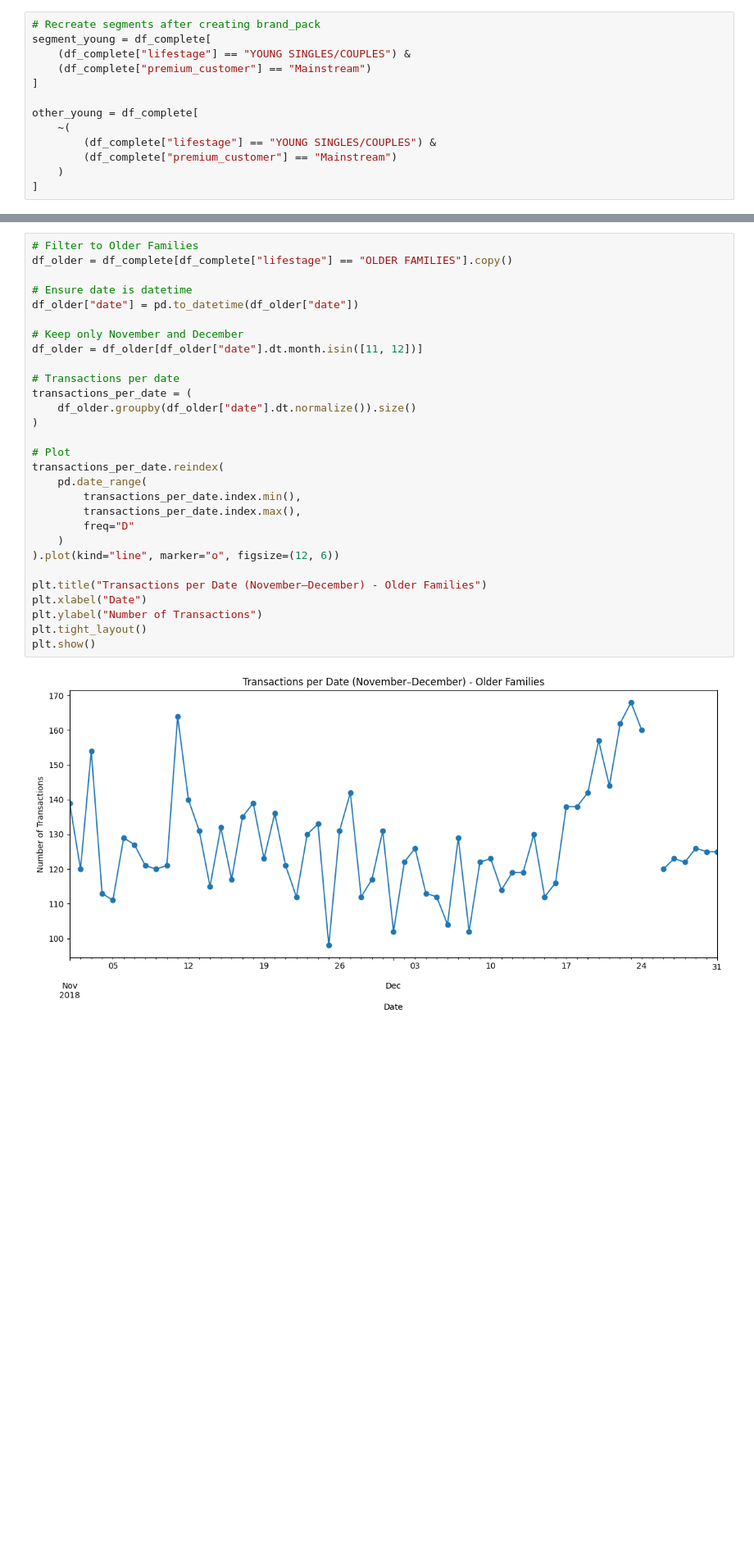
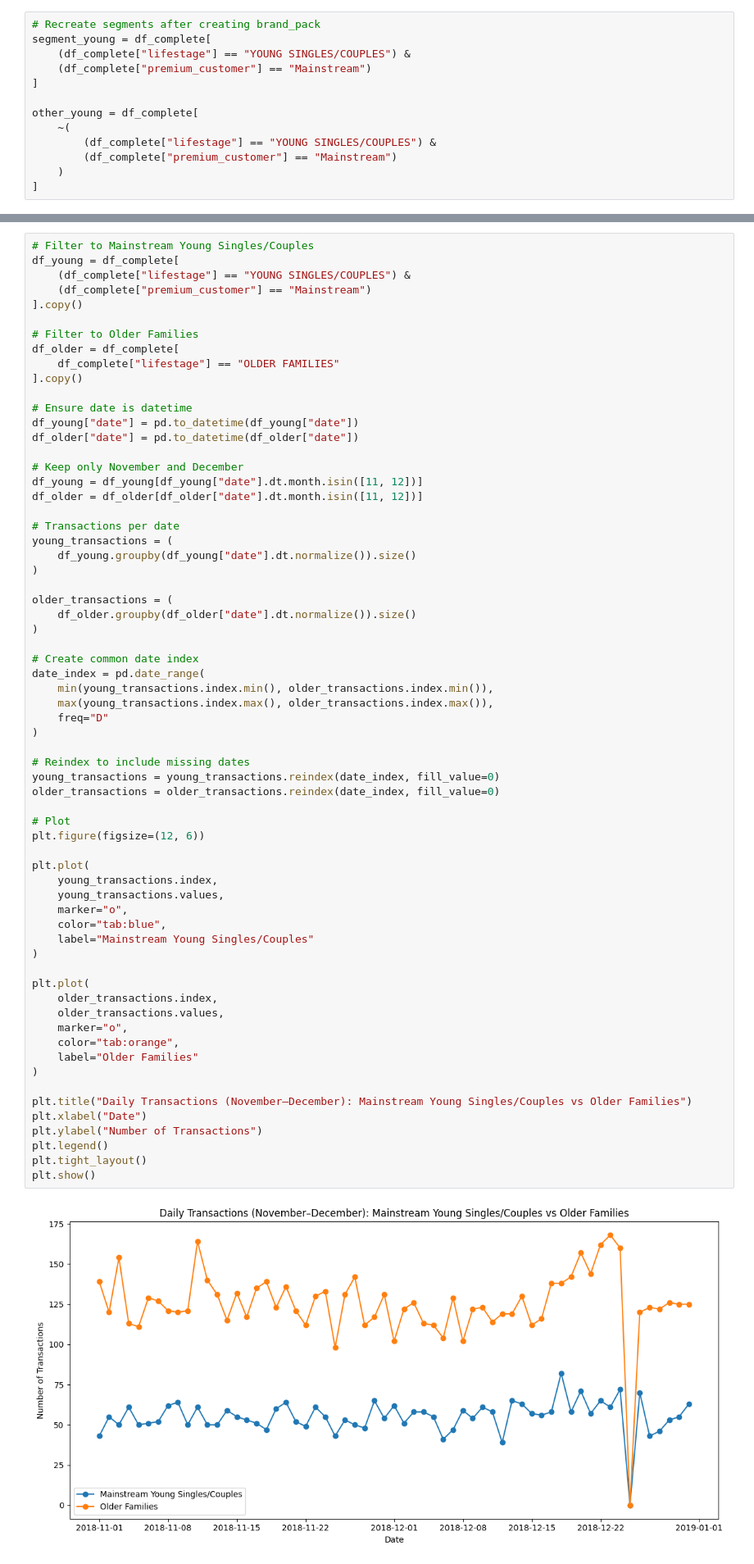
Before and after one commit to J0NA1RON/retail-customer-segmentation, a Jupyter notebook: notebooks/DATA PREPARATION.ipynb, the cells around one changed output, grey strips where cells are left out. Shown at 82% size. Cells and saved outputs as stored; diff of their text form; blank space fills up the shorter version.

```diff
--- a/notebooks/DATA PREPARATION.ipynb
+++ b/notebooks/DATA PREPARATION.ipynb
@@ -1362,31 +1404,67 @@ plt.show()
 # %%
+# Filter to Mainstream Young Singles/Couples
+df_young = df_complete[
+    (df_complete["lifestage"] == "YOUNG SINGLES/COUPLES") &
+    (df_complete["premium_customer"] == "Mainstream")
+].copy()
+
 # Filter to Older Families
-df_older = df_complete[df_complete["lifestage"] == "OLDER FAMILIES"].copy()
+df_older = df_complete[
+    df_complete["lifestage"] == "OLDER FAMILIES"
+].copy()
 
 # Ensure date is datetime
+df_young["date"] = pd.to_datetime(df_young["date"])
 df_older["date"] = pd.to_datetime(df_older["date"])
 
 # Keep only November and December
+df_young = df_young[df_young["date"].dt.month.isin([11, 12])]
 df_older = df_older[df_older["date"].dt.month.isin([11, 12])]
 
 # Transactions per date
-transactions_per_date = (
+young_transactions = (
+    df_young.groupby(df_young["date"].dt.normalize()).size()
+)
+
+older_transactions = (
     df_older.groupby(df_older["date"].dt.normalize()).size()
 )
 
+# Create common date index
+date_index = pd.date_range(
+    min(young_transactions.index.min(), older_transactions.index.min()),
+    max(young_transactions.index.max(), older_transactions.index.max()),
+    freq="D"
+)
+
+# Reindex to include missing dates
+young_transactions = young_transactions.reindex(date_index, fill_value=0)
+older_transactions = older_transactions.reindex(date_index, fill_value=0)
+
 # Plot
-transactions_per_date.reindex(
-    pd.date_range(
-        transactions_per_date.index.min(),
-        transactions_per_date.index.max(),
-        freq="D"
-    )
-).plot(kind="line", marker="o", figsize=(12, 6))
+plt.figure(figsize=(12, 6))
 
-plt.title("Transactions per Date (November–December) - Older Families")
+plt.plot(
+    young_transactions.index,
+    young_transactions.values,
+    marker="o",
+    color="tab:blue",
+    label="Mainstream Young Singles/Couples"
+)
+
+plt.plot(
+    older_transactions.index,
+    older_transactions.values,
+    marker="o",
+    color="tab:orange",
+    label="Older Families"
+)
+
+plt.title("Daily Transactions (November–December): Mainstream Young Singles/Couples vs Older Families")
 plt.xlabel("Date")
 plt.ylabel("Number of Transactions")
+plt.legend()
 plt.tight_layout()
 plt.show()
 # %% [output]
-[figure, old version]
+[figure, new version]
```
Also changed, not shown: parts of 26 cells of this notebook.
